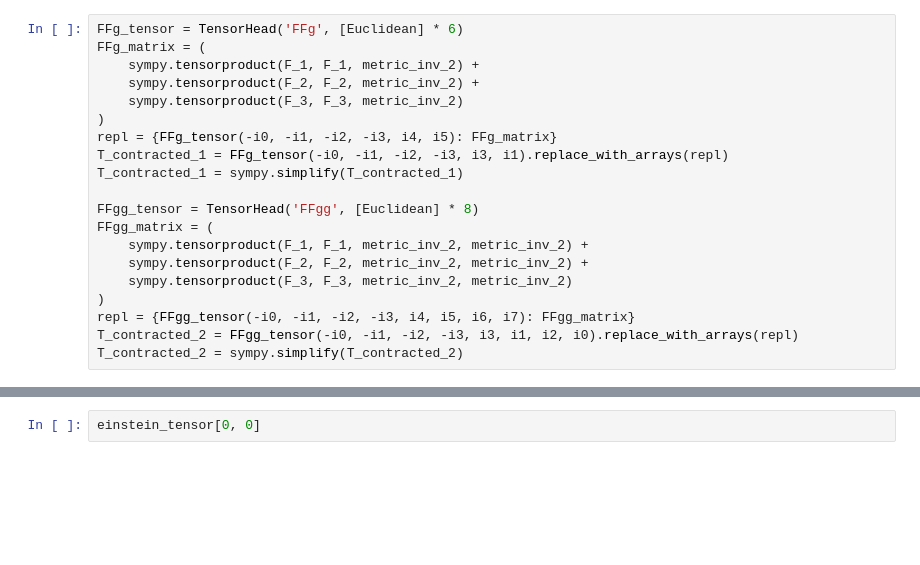
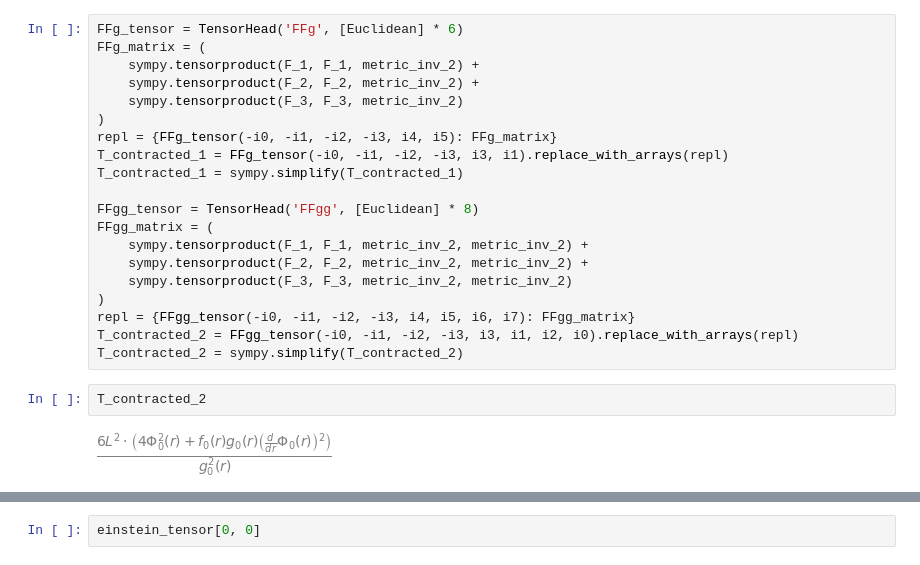
Before and after one commit to jchryssanthacopoulos/wormholes, a Jupyter notebook: einstein_maxwell_ads4_scalar_perturb.ipynb, the cells around one changed output, grey strips where cells are left out. Saved outputs shown, nothing was run; the diff lists cells and outputs as text; blank space fills up the shorter version.

```diff
--- a/einstein_maxwell_ads4_scalar_perturb.ipynb
+++ b/einstein_maxwell_ads4_scalar_perturb.ipynb
@@ -166,6 +172,10 @@ FFgg_matrix = (
 repl = {FFgg_tensor(-i0, -i1, -i2, -i3, i4, i5, i6, i7): FFgg_matrix}
 T_contracted_2 = FFgg_tensor(-i0, -i1, -i2, -i3, i3, i1, i2, i0).replace_with_arrays(repl)
 T_contracted_2 = sympy.simplify(T_contracted_2)
+# %%
+T_contracted_2
+# %% [output]
+[figure, added]
 # %%
 energy_momentum = 2 * (T_contracted_1 - metric_array / 4 * T_contracted_2)
 energy_momentum = sympy.simplify(energy_momentum)
```
Also changed, not shown: parts of 20 cells of this notebook, 2 other files.
